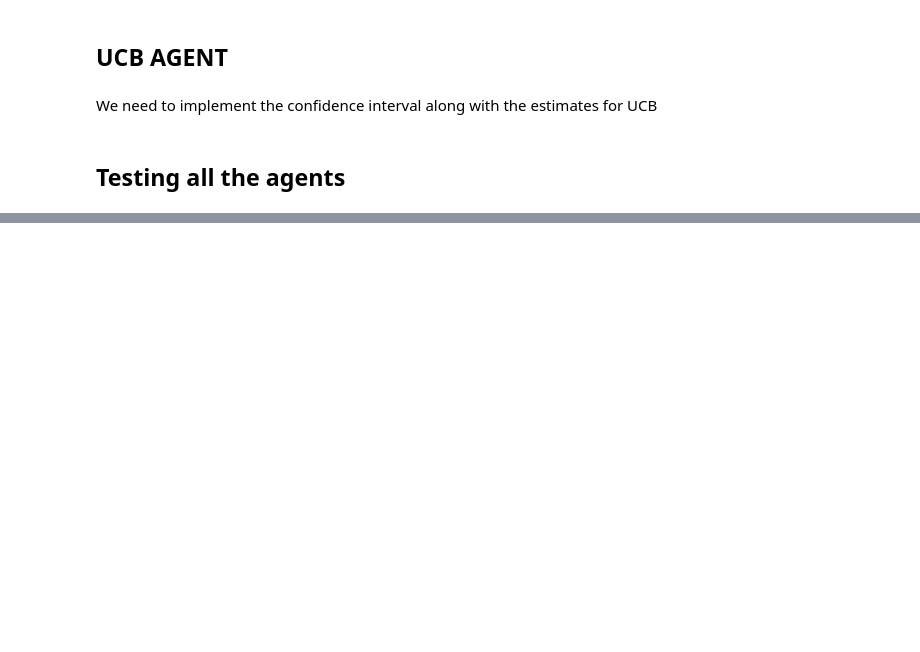
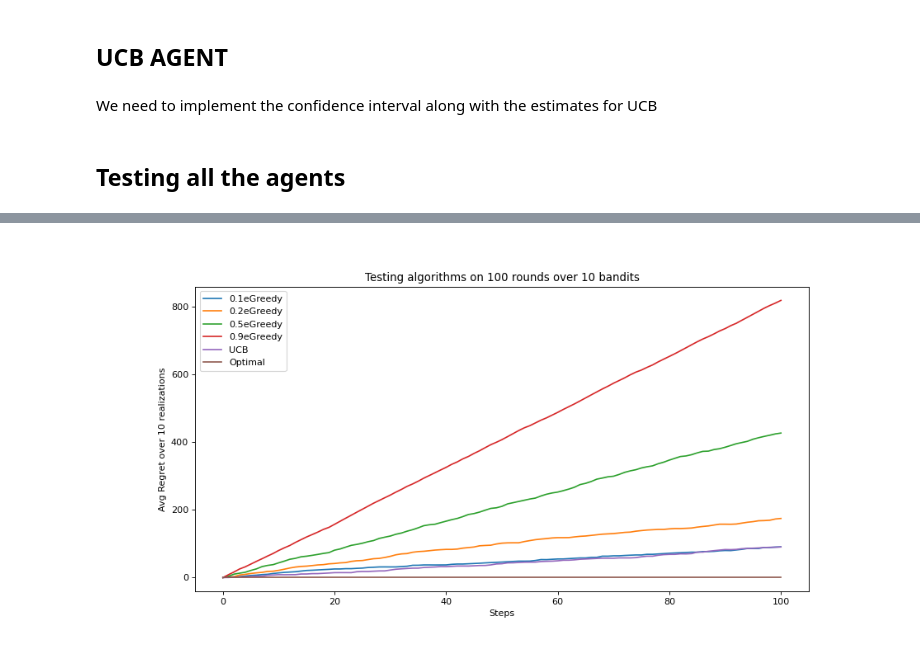
Before and after one commit to Archit997/Multi-armed-Bandits-in-Wireless, a Jupyter notebook: wireless-bandits.ipynb, the cells around one changed output, grey strips where cells are left out. Drawn from its saved outputs; the diff is of its cells as text; code cells hidden in the pictures; blank space fills up the shorter version.

```diff
--- a/wireless-bandits.ipynb
+++ b/wireless-bandits.ipynb
@@ -759,0 +655,32 @@ exp.estimates
+# %%
+
+num_steps = 100
+num_expts = 10
+num_slots = 10
+
+
+probabilites = np.array([0.9,0.9,0.9,0.9,0.9,0.1,0.1,0.1,0.1,0.1])
+
+p_values = np.tile(probabilites,(num_expts,1))
+
+env = ArmedBanditsEnv(p_values)
+delta = 0
+agents = {
+
+
+    "0.1eGreedy" : EpsilonGreedyAgent(np.zeros((num_expts,num_slots)),0.1,delta),
+    "0.2eGreedy" : EpsilonGreedyAgent(np.zeros((num_expts,num_slots)),0.2,delta),
+    "0.5eGreedy" : EpsilonGreedyAgent(np.zeros((num_expts,num_slots)),0.5,delta),
+    "0.9eGreedy" : EpsilonGreedyAgent(np.zeros((num_expts,num_slots)),0.9,delta),
+    #"Greedy" : EpsilonGreedyAgent(np.zeros((num_expts,num_slots)),0.0,delta),
+    "UCB" : UCBAgent(np.zeros((num_expts,num_slots)),np.zeros((num_expts,num_slots)),0.1,num_steps,delta)}
+
+
+
+exp = experiment(agents,env,num_expts,num_slots,num_steps)
+
+exp.run()
+# %%
+exp.plot()
+# %% [output]
+[figure, added]
```
Also changed, not shown: parts of 34 cells of this notebook.
